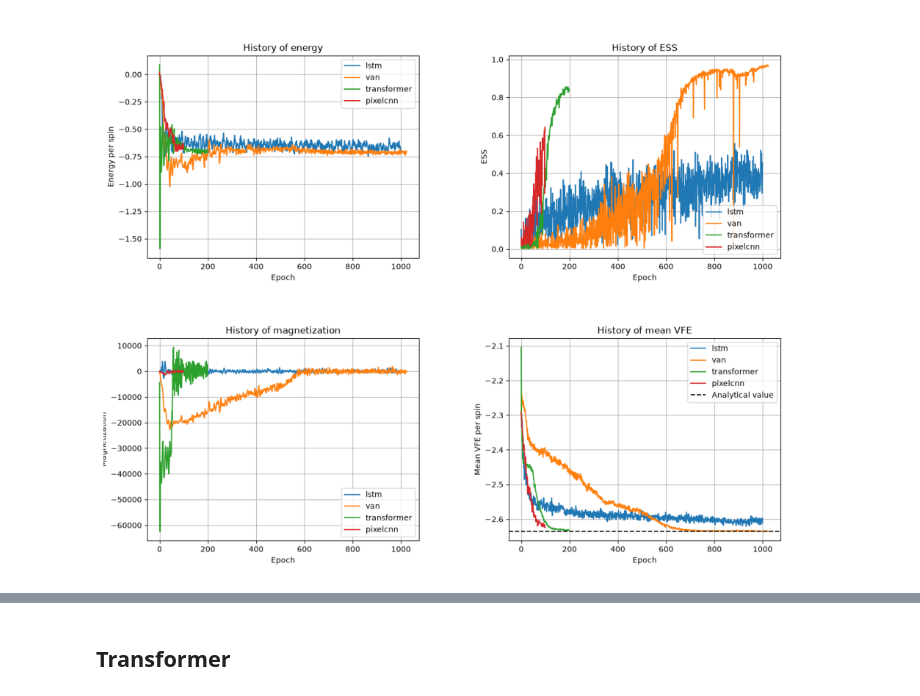
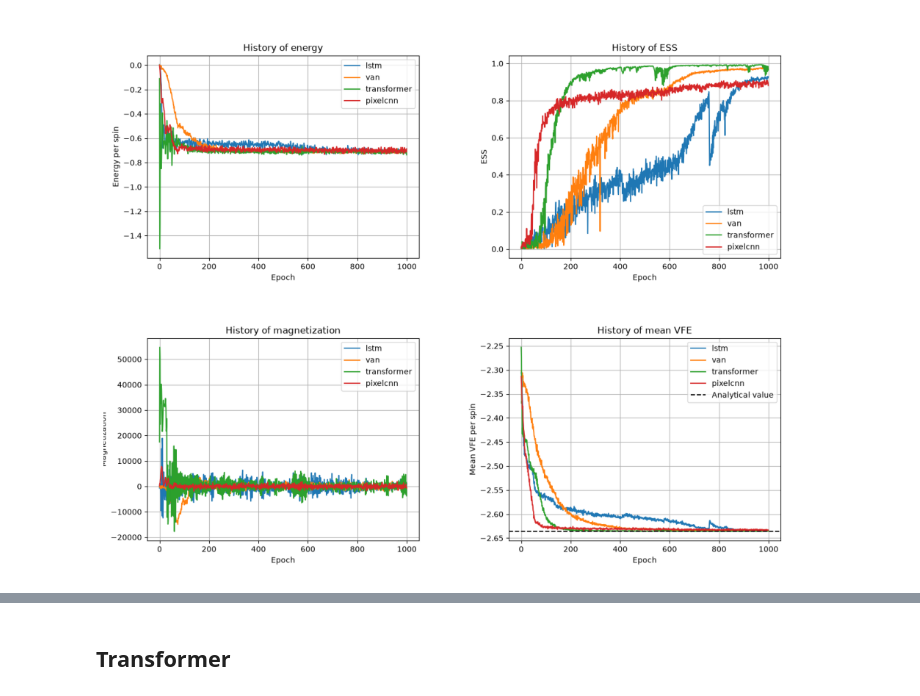
Before and after one commit to jan-szydlowski/Benchmarking-Autoregressive-Generative-Models, a Jupyter notebook: notebooks/analysis.ipynb, the cells around one changed output, grey strips where cells are left out. Drawn from its saved outputs; the diff is of its cells as text; code cells hidden in the pictures.

```diff
--- a/notebooks/analysis.ipynb
+++ b/notebooks/analysis.ipynb
@@ -33,20 +19,20 @@ summary
 # %%
-img1 = mpimg.imread("../results/figures/models_Energy.png")
-img2 = mpimg.imread("../results/figures/models_ESS.png")
-img3 = mpimg.imread("../results/figures/models_Magnetization.png")
-img4 = mpimg.imread("../results/figures/models_VFE.png")
+img1 = mpimg.imread("../results/figures/final_models/models_Energy.png")
+img2 = mpimg.imread("../results/figures/final_models/models_ESS.png")
+img3 = mpimg.imread("../results/figures/final_models/models_Magnetization.png")
+img4 = mpimg.imread("../results/figures/final_models/models_VFE.png")
 
 fig, axes = plt.subplots(2, 2, figsize=(10, 8))
 
 axes[0, 0].imshow(img1)
 axes[0, 1].imshow(img2)
 axes[1, 0].imshow(img3)
 axes[1, 1].imshow(img4)
 
 for ax in axes.flat:
     ax.axis("off")
 
 plt.tight_layout()
 plt.show()
 # %% [output]
-[figure, old version]
+[figure, new version]
```
Also changed, not shown: parts of 42 cells of this notebook, 15 other files.
